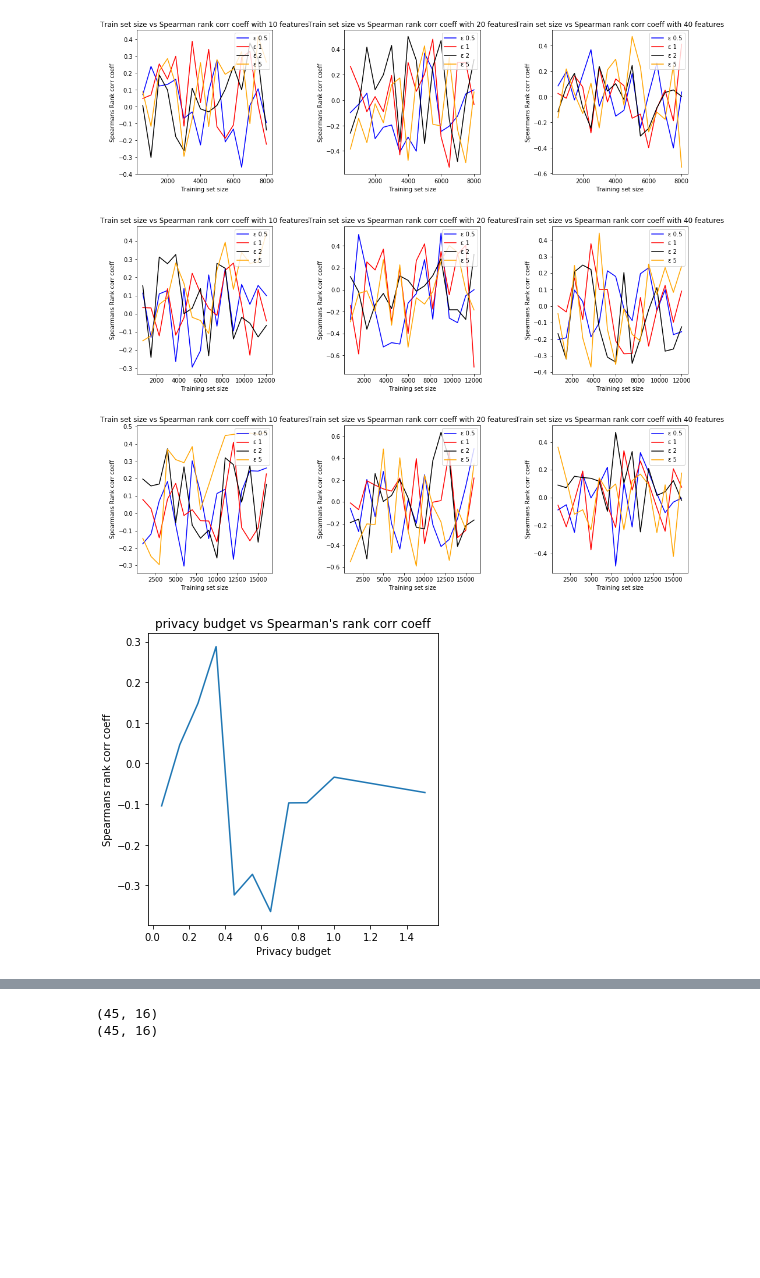
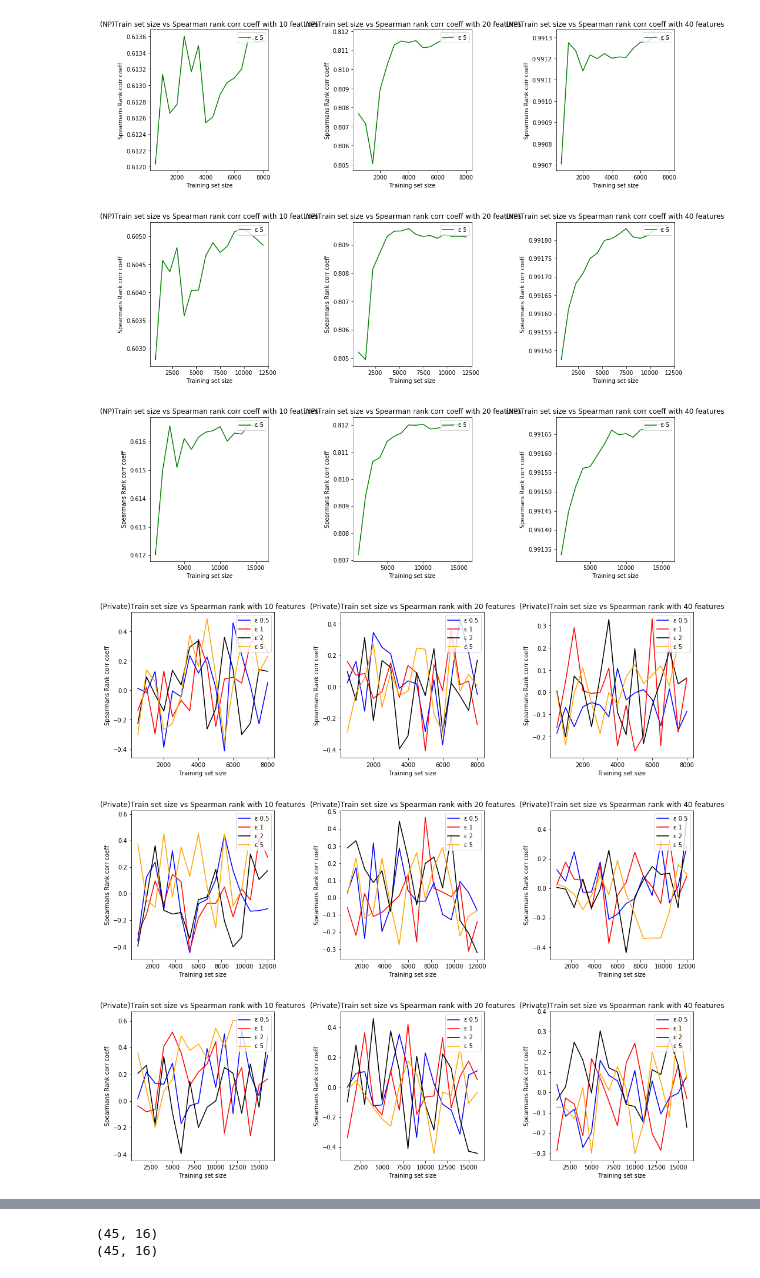
Before and after one commit to jithendaraa/Privacy-aware-learning, a Jupyter notebook: Laplace Mechanism/Laplace noise.ipynb, the cells around one changed output, grey strips where cells are left out. Cells and saved outputs as stored; diff of their text form; code cells hidden in the pictures; blank space fills up the shorter version.

```diff
--- a/Laplace Mechanism/Laplace noise.ipynb
+++ b/Laplace Mechanism/Laplace noise.ipynb
@@ -253,6 +245,28 @@ for i in range(len(entries)):
         d = features[j]
         plt.rcParams['figure.figsize'] = (15, 12)
         plt.subplot(len(entries),len(features),plotnum)
+#         for eps_idx in range(len(eps)):
+#             epsilon = eps[eps_idx]
+        ans = plotter(X, y, n, d, k, 0.5, jump)
+        plt.errorbar(ans[0], ans[6], color="green", ecolor="green", capsize=3, label='ε '+str(epsilon))
+        plt.xlabel("Training set size")
+        plt.ylabel("Spearmans Rank corr coeff")
+        pylab.legend(loc='upper right')
+        plt.title("(NP)Train set size vs Spearman rank corr coeff with " + str(d) + " features")
+        plotnum = plotnum+1
+    plt.tight_layout()
+    plt.show()
+
+
+
+plotnum = 1
+for i in range(len(entries)):
+    n = entries[i]
+    jump = math.floor(n/pts)
+    for j in range(len(features)):
+        d = features[j]
+        plt.rcParams['figure.figsize'] = (15, 12)
+        plt.subplot(len(entries),len(features),plotnum)
         for eps_idx in range(len(eps)):
             epsilon = eps[eps_idx]
             ans = plotter(X, y, n, d, k, epsilon, jump)
@@ -262,7 +276,7 @@ for i in range(len(entries)):
         plt.xlabel("Training set size")
         plt.ylabel("Spearmans Rank corr coeff")
         pylab.legend(loc='upper right')
-        plt.title("Train set size vs Spearman rank corr coeff with " + str(d) + " features")
+        plt.title("(Private)Train set size vs Spearman rank with " + str(d) + " features")
         plotnum = plotnum+1
     plt.tight_layout()
     plt.show()
@@ -291,4 +305,6 @@ eps = [0.5, 1, 2, 5]
-[figure, old version]
+[figure, new version]
-[figure, old version]
+[figure, new version]
-[figure, old version]
+[figure, new version]
-[figure, old version]
+[figure, new version]
+[figure, added]
+[figure, added]
```
Also changed, not shown: parts of 4 cells of this notebook, 2 other files.
